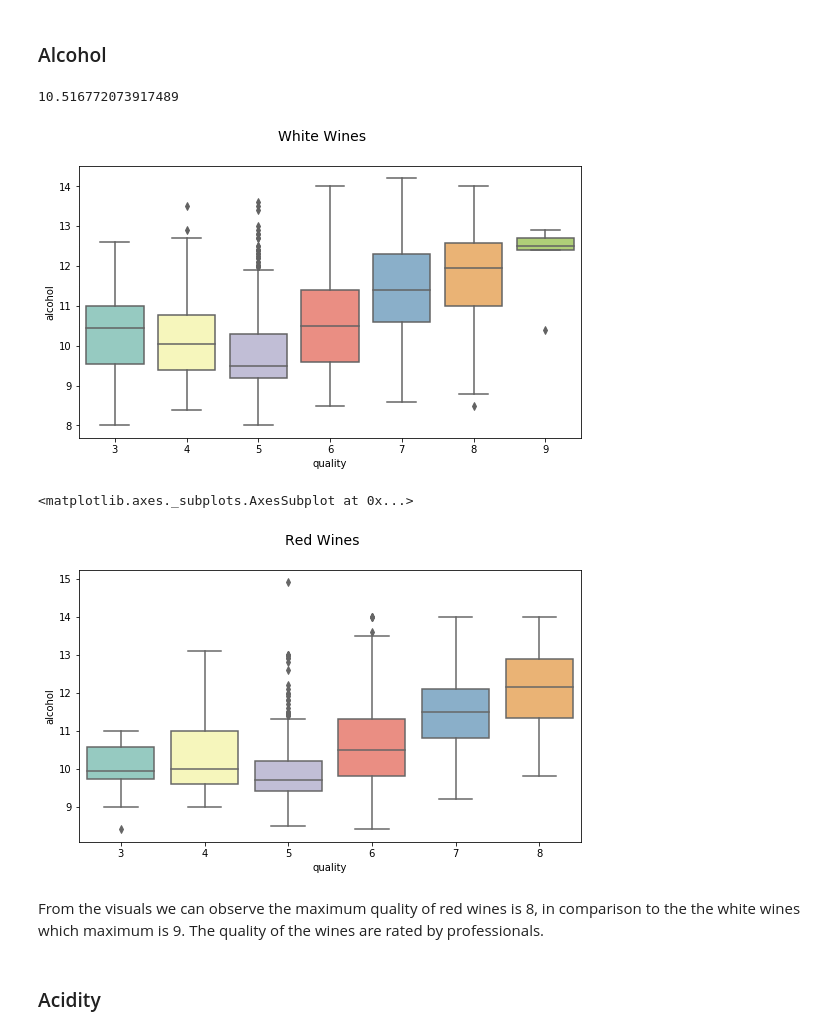
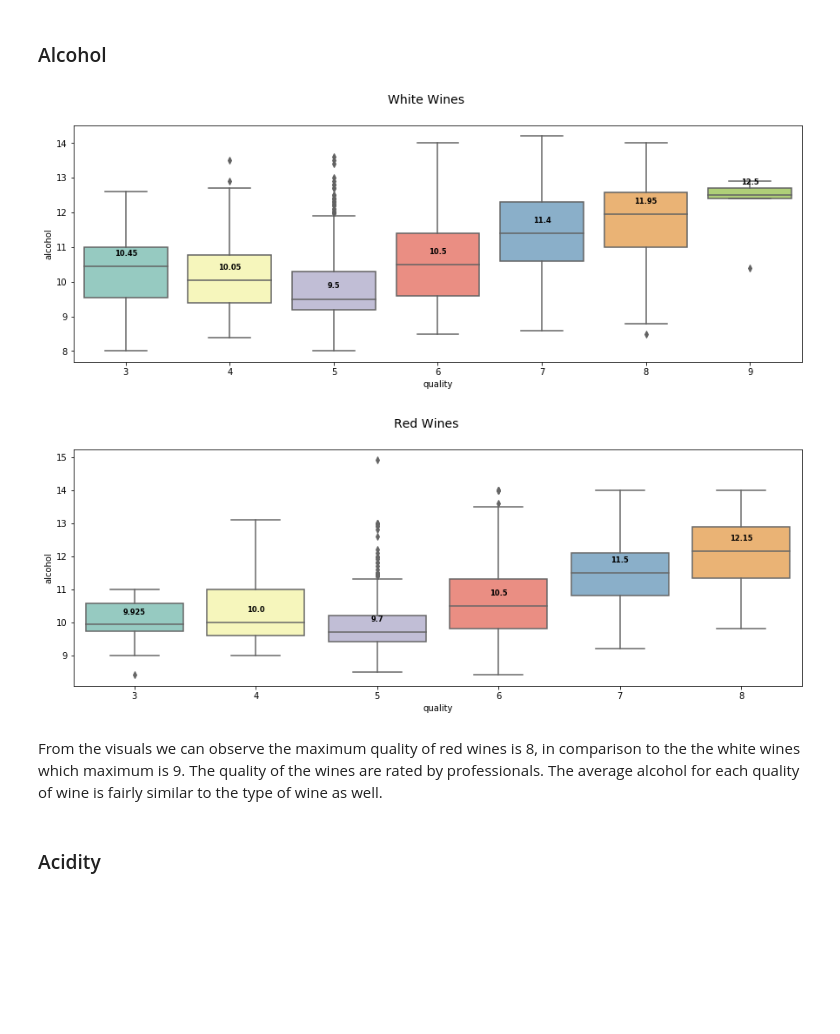
Before and after one commit to emilia329/WineFun, a Jupyter notebook: WineEDA.ipynb, the cells around one changed output. Cells and saved outputs as stored; diff of their text form; code cells hidden in the pictures; blank space fills up the shorter version.

```diff
--- a/WineEDA.ipynb
+++ b/WineEDA.ipynb
@@ -127,22 +107,35 @@ white.shape
 # %% [markdown]
 ### Alcohol
 # %%
-f= plt.figure(figsize=(9,5))
+f= plt.figure(figsize=(15,5))
 f.suptitle('White Wines', fontsize= 14)
-sns.boxplot(x= 'quality' , y= 'alcohol' , data=white, palette ='Set3')
-print(white['alcohol'].mean())
+box_plot = sns.boxplot(x= 'quality' , y= 'alcohol' , data=white, palette ='Set3')
+
+
+medians = white.groupby(['quality'])['alcohol'].median().values
+vertical_offset = white['alcohol'].median() * 0.03 # offset from median for display
+
+for xtick in box_plot.get_xticks():
+    box_plot.text(xtick,medians[xtick] + vertical_offset,medians[xtick],
+            horizontalalignment='center',size='small',color='black',weight='semibold')
 # %% [output]
-10.516772073917489
-[figure, old version]
+[figure, new version]
 # %%
-f= plt.figure(figsize=(9,5))
+f= plt.figure(figsize=(15,5))
 f.suptitle('Red Wines', fontsize= 14)
-sns.boxplot(x= 'quality' , y= 'alcohol' , data=red, palette ='Set3')
+box_plot = sns.boxplot(x= 'quality' , y= 'alcohol' , data=red, palette ='Set3')
+
+
+medians = red.groupby(['quality'])['alcohol'].median().values
+vertical_offset = white['alcohol'].median() * 0.03 # offset from median for display
+
+for xtick in box_plot.get_xticks():
+    box_plot.text(xtick,medians[xtick] + vertical_offset,medians[xtick],
+            horizontalalignment='center',size='small',color='black',weight='semibold')
 # %% [output]
-<matplotlib.axes._subplots.AxesSubplot at 0x...>
-[figure, old version]
+[figure, new version]
 # %% [markdown]
-From the visuals we can observe the maximum quality of red wines is 8, in comparison to the the white wines which maximum is 9. The quality of the wines are rated by professionals.
+From the visuals we can observe the maximum quality of red wines is 8, in comparison to the the white wines which maximum is 9. The quality of the wines are rated by professionals. The average alcohol for each quality of wine is fairly similar to the type of wine as well.
 # %% [markdown]
 ### Acidity
 # %%
```
Also changed, not shown: parts of 9 cells of this notebook.
